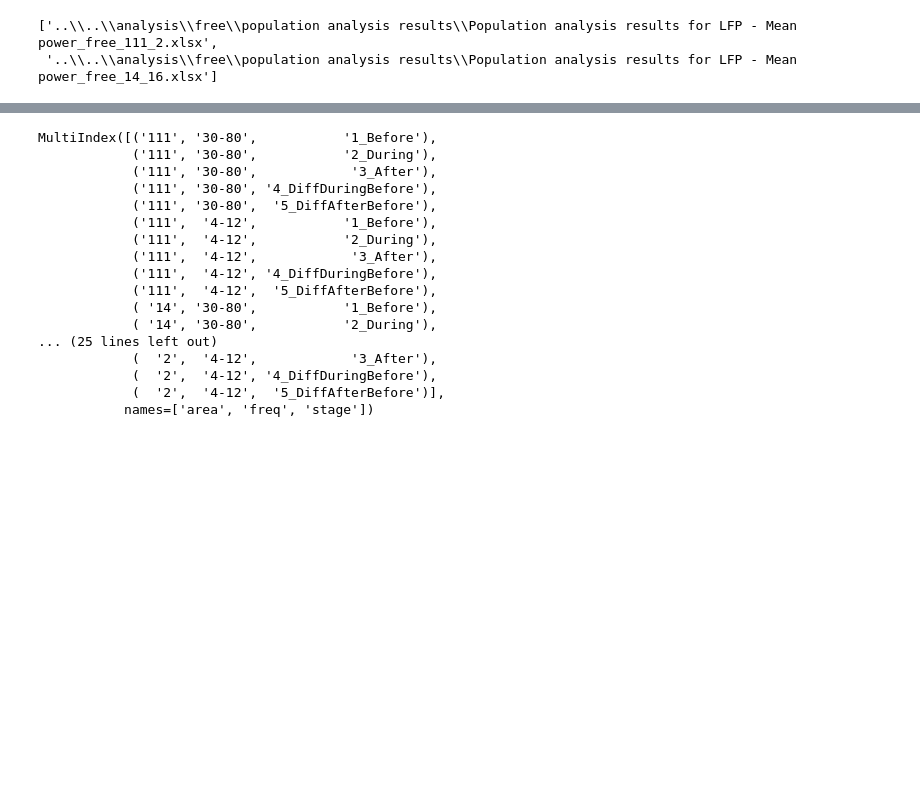
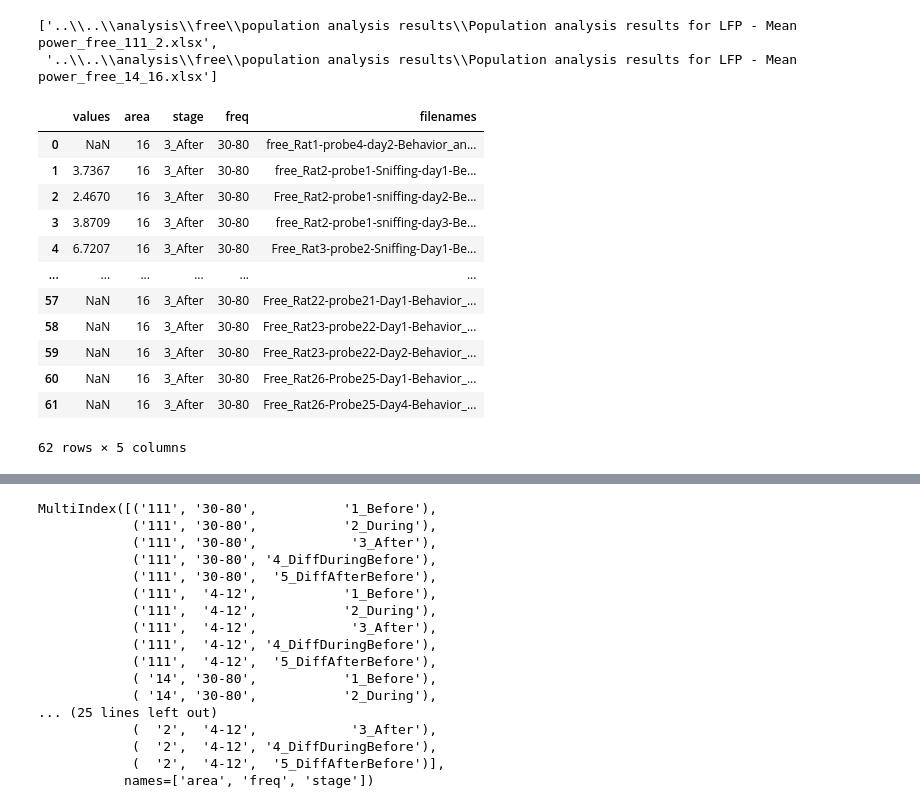
Before and after one commit to gutzcha/social_behavior_electro, a Jupyter notebook: data_organization/python/combine_lfp_data_files.ipynb, the cells around one changed output, grey strips where cells are left out. Drawn from its saved outputs; the diff is of its cells as text; code cells hidden in the pictures; blank space fills up the shorter version.

```diff
--- a/data_organization/python/combine_lfp_data_files.ipynb
+++ b/data_organization/python/combine_lfp_data_files.ipynb
@@ -31,5 +31,21 @@ def fix_file_paths(df_files):
 # df_files = fix_file_paths(df_dict_list[sheet_name])
 # max_len = len(df_files)
+# %%
+df_temp
+# %% [output]
+|  | values | area | stage | freq | filenames |
+| 0 | NaN | 16 | 3_After | 30-80 | free_Rat1-probe4-day2-Behavior_an... |
+| 1 | 3.7367 | 16 | 3_After | 30-80 | free_Rat2-probe1-Sniffing-day1-Be... |
+| 2 | 2.4670 | 16 | 3_After | 30-80 | Free_Rat2-probe1-sniffing-day2-Be... |
+| 3 | 3.8709 | 16 | 3_After | 30-80 | free_Rat2-probe1-sniffing-day3-Be... |
+| 4 | 6.7207 | 16 | 3_After | 30-80 | Free_Rat3-probe2-Sniffing-Day1-Be... |
+| ... | ... | ... | ... | ... | ... |
+| 57 | NaN | 16 | 3_After | 30-80 | Free_Rat22-probe21-Day1-Behavior_... |
+| 58 | NaN | 16 | 3_After | 30-80 | Free_Rat23-probe22-Day1-Behavior_... |
+| 59 | NaN | 16 | 3_After | 30-80 | Free_Rat23-probe22-Day2-Behavior_... |
+| 60 | NaN | 16 | 3_After | 30-80 | Free_Rat26-Probe25-Day1-Behavior_... |
+| 61 | NaN | 16 | 3_After | 30-80 | Free_Rat26-Probe25-Day4-Behavior_... |
+62 rows × 5 columns
 # %%
 substrings_to_remove = ['Mean','Before','After', 'During','First', 'Second', 'Area']
 
```
Also changed, not shown: parts of 1 cell of this notebook, 33 other files.
